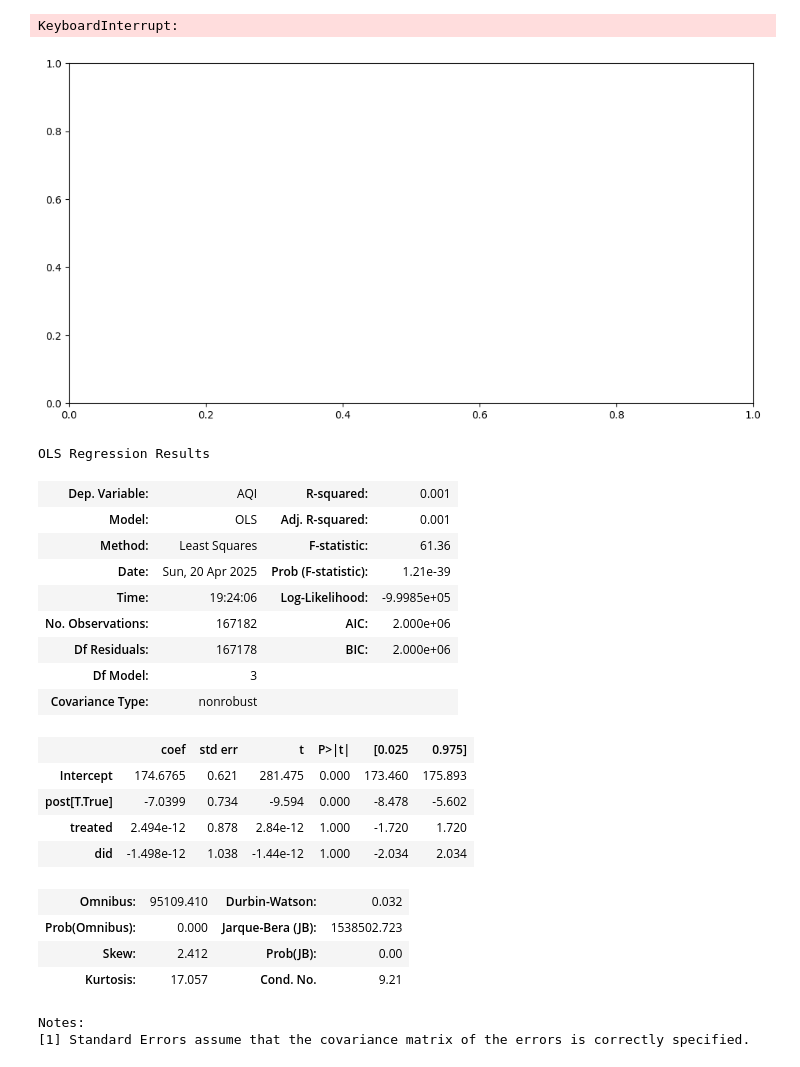
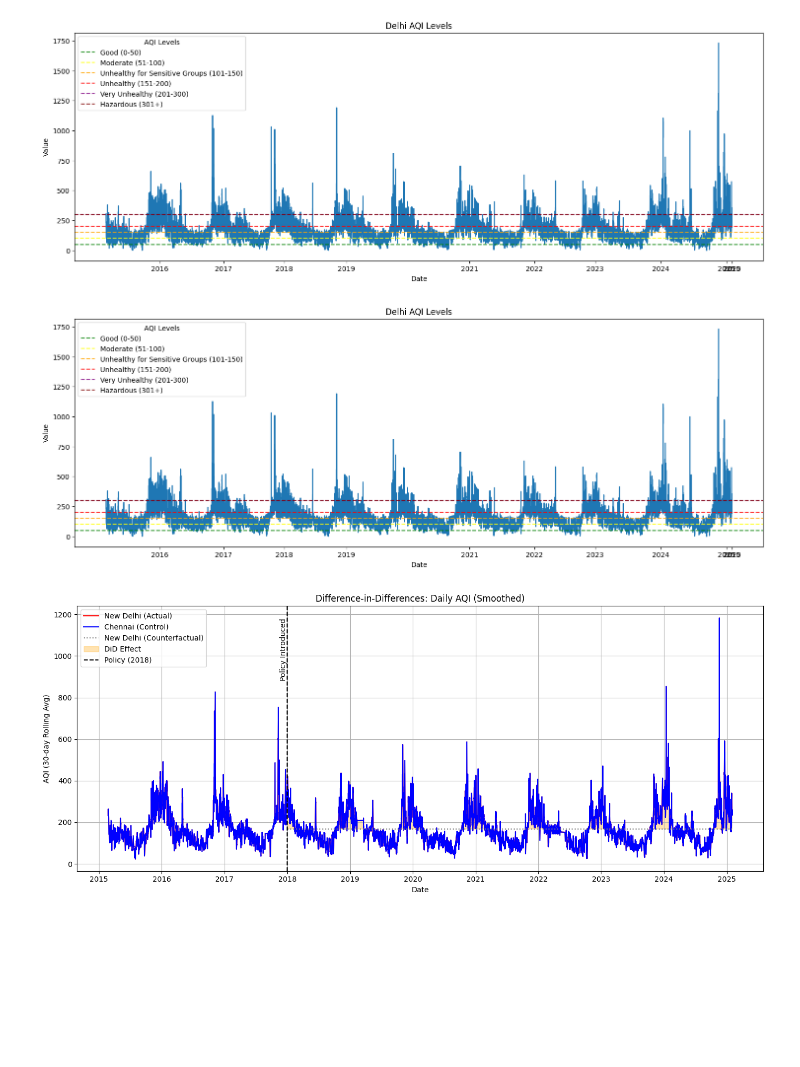
Before and after one commit to SaucyBoi21/PUBP-3042-Code, a Jupyter notebook: Final/models/DiD(delhi).ipynb, the cells around one changed output. Cells and saved outputs as stored; diff of their text form; code cells hidden in the pictures; blank space fills up the shorter version.

```diff
--- a/Final/models/DiD(delhi).ipynb
+++ b/Final/models/DiD(delhi).ipynb
@@ -7,32 +7,12 @@ delhi_df = build_delhi_df(["2015", "2016", "2017", "2018", "2019", "2020", "2021
 # %%
 chennai_df = build_chennai_df(["2015", "2016", "2017", "2018", "2019", "2020", "2021", "2022", "2023", "2024", "2025"])
 # %%
-build_AQI_time_graph(delhi_df, "Delhi 2018 AQI Levels")
+build_AQI_time_graph(delhi_df, "Delhi AQI Levels")
 # %% [output]
-KeyboardInterrupt:
-[figure, old version]
+[figure, new version]
+[figure, added]
 # %%
 delhi_did_model = build_DiD_graph(delhi_df, chennai_df)
-delhi_did_model.summary()
+delhi_did_model
 # %% [output]
-OLS Regression Results
-| Dep. Variable: | AQI | R-squared: | 0.001 |
-| Model: | OLS | Adj. R-squared: | 0.001 |
-| Method: | Least Squares | F-statistic: | 61.36 |
-| Date: | Sun, 20 Apr 2025 | Prob (F-statistic): | 1.21e-39 |
-| Time: | 19:24:06 | Log-Likelihood: | -9.9985e+05 |
-| No. Observations: | 167182 | AIC: | 2.000e+06 |
-| Df Residuals: | 167178 | BIC: | 2.000e+06 |
-| Df Model: | 3 |  |  |
-| Covariance Type: | nonrobust |  |  |
-|  | coef | std err | t | P>|t| | [0.025 | 0.975] |
-| Intercept | 174.6765 | 0.621 | 281.475 | 0.000 | 173.460 | 175.893 |
-| post[T.True] | -7.0399 | 0.734 | -9.594 | 0.000 | -8.478 | -5.602 |
-| treated | 2.494e-12 | 0.878 | 2.84e-12 | 1.000 | -1.720 | 1.720 |
-| did | -1.498e-12 | 1.038 | -1.44e-12 | 1.000 | -2.034 | 2.034 |
-| Omnibus: | 95109.410 | Durbin-Watson: | 0.032 |
-| Prob(Omnibus): | 0.000 | Jarque-Bera (JB): | 1538502.723 |
-| Skew: | 2.412 | Prob(JB): | 0.00 |
-| Kurtosis: | 17.057 | Cond. No. | 9.21 |
-Notes:
-[1] Standard Errors assume that the covariance matrix of the errors is correctly specified.
+[figure, added]
```
Also changed, not shown: 1 other file.
